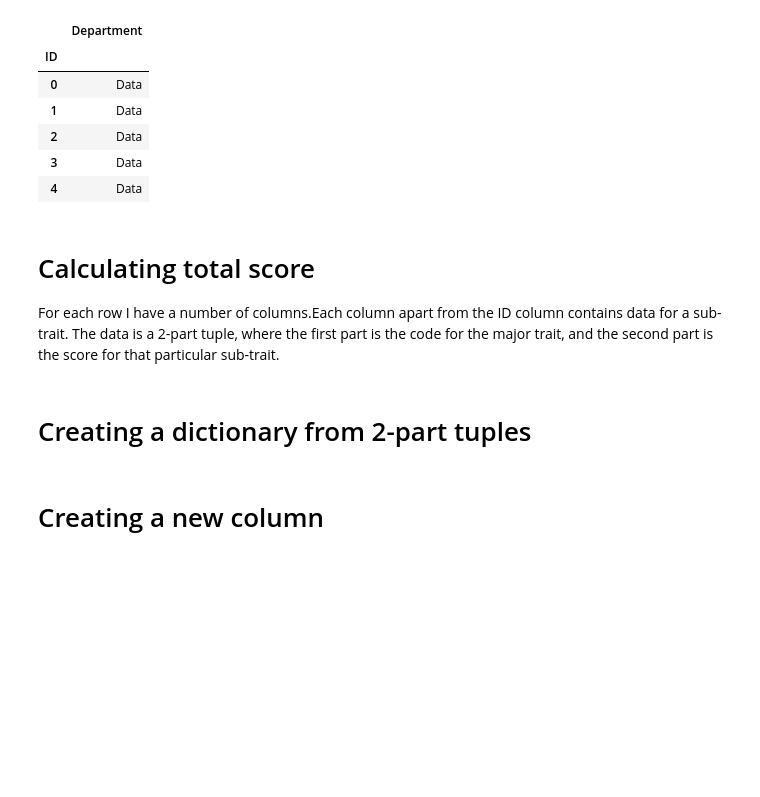
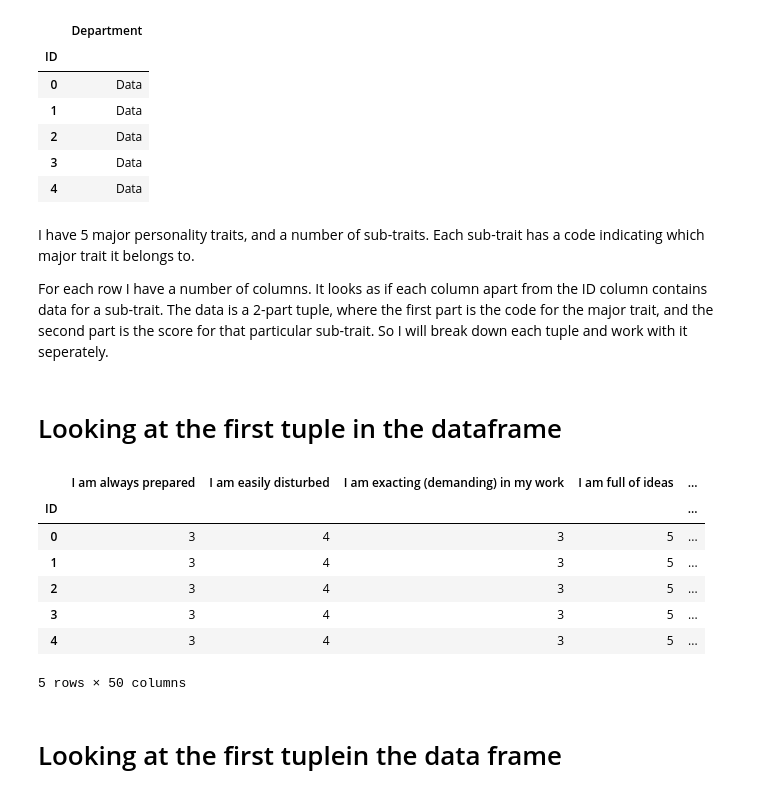
Before and after one commit to rethabilethulo/Data_wrangling, a Jupyter notebook: Data Wrangling.ipynb, the cells around one changed output. Drawn from its saved outputs; the diff is of its cells as text; code cells hidden in the pictures; blank space fills up the shorter version.

```diff
--- a/Data Wrangling.ipynb
+++ b/Data Wrangling.ipynb
@@ -47,7 +78,8 @@ There are 1555 unique values in the ID meaning that there are no duplicates in t
 # %% [markdown]
 # Removing duplicates in ID column
 # %%
- new_df = perscore_df.drop_duplicates(subset = ["ID"], keep = "first",
+ new_df = perscore_df.drop_duplicates(subset
+                                      = ["ID"], keep = "first",
                                       inplace = False)
 # %% [markdown]
 # Dropping unnecessary columns
@@ -121,5 +174,7 @@ dep_index.head(5)
 | 3 | Data |
 | 4 | Data |
 # %% [markdown]
-# Calculating total score
-For each row I have a number of columns.Each column apart from the ID column contains data for a sub-trait. The data is a 2-part tuple, where the first part is the code for the major trait, and the second part is the score for that particular sub-trait.
+I have 5 major personality traits, and a number of sub-traits. Each sub-trait has a code indicating which major trait it belongs to.
+
+For each row I have a number of columns. It looks as if each column apart from the ID column contains data for a sub-trait. The data is a 2-part tuple, where the first part is the code for the major trait, and the second part is the score for that particular sub-trait.
+ So I will break down each tuple and work with it seperately.
@@ -136,2 +180,0 @@ def total_subscore(row, pscore):
-# %% [markdown]
-# Creating a dictionary from 2-part tuples
@@ -147,2 +181,25 @@ ptraits = dict({
-# %% [markdown]
-# Creating a new column
+# %% [markdown]
+# Looking at the first tuple in the dataframe
+# %%
+#subscale trait
+
+def subscale(data):
+    x = data.str[1]
+    return x
+# %%
+#Creating a column to traits
+
+sub_trait = per_in.apply(subscale, axis=1)
+sub_trait= sub_trait.astype(int)
+sub_trait.head()
+# %% [output]
+|  | I am always prepared | I am easily disturbed | I am exacting (demanding) in my work | I am full of ideas | ... |
+| ID |  |  |  |  | ... |
+| 0 | 3 | 4 | 3 | 5 | ... |
+| 1 | 3 | 4 | 3 | 5 | ... |
+| 2 | 3 | 4 | 3 | 5 | ... |
+| 3 | 3 | 4 | 3 | 5 | ... |
+| 4 | 3 | 4 | 3 | 5 | ... |
+5 rows × 50 columns
+# %% [markdown]
+# Looking at the first tuplein the data frame
```
Also changed, not shown: parts of 20 cells of this notebook.
